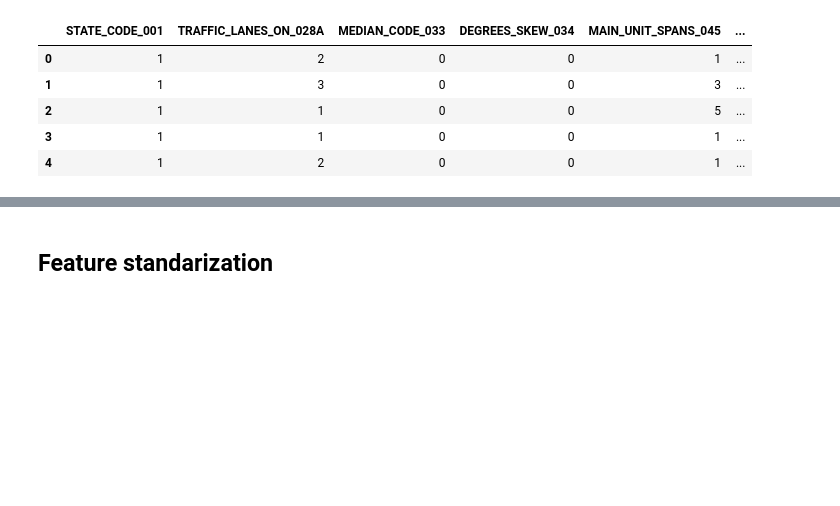
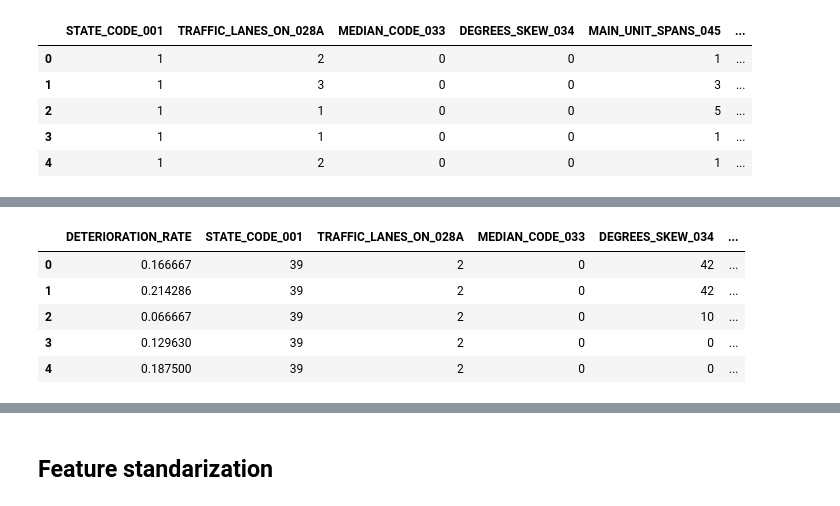
Before and after one commit to VegaLaguna/TFM-Bridge-deterioration, a Jupyter notebook: 03-EDA_ALL.ipynb, the cells around one changed output, grey strips where cells are left out. Cells and saved outputs as stored; diff of their text form; code cells hidden in the pictures; blank space fills up the shorter version.

```diff
--- a/03-EDA_ALL.ipynb
+++ b/03-EDA_ALL.ipynb
@@ -432,0 +439,3 @@ plt.show()
+# %%
+# En OHIO
+df_OH = df_dum[df_dum['STATE_CODE_001']==39]
@@ -432,0 +446,2 @@ plt.show()
+# %%
+elev_OH = pd.read_csv('./elev_OH.csv')
@@ -432,0 +461,9 @@ plt.show()
+# %%
+df_OH.head()
+# %% [output]
+|  | DETERIORATION_RATE | STATE_CODE_001 | TRAFFIC_LANES_ON_028A | MEDIAN_CODE_033 | DEGREES_SKEW_034 | ... |
+| 0 | 0.166667 | 39 | 2 | 0 | 42 | ... |
+| 1 | 0.214286 | 39 | 2 | 0 | 42 | ... |
+| 2 | 0.066667 | 39 | 2 | 0 | 10 | ... |
+| 3 | 0.129630 | 39 | 2 | 0 | 0 | ... |
+| 4 | 0.187500 | 39 | 2 | 0 | 0 | ... |
```
Also changed, not shown: parts of 17 cells of this notebook, 2 other files.
